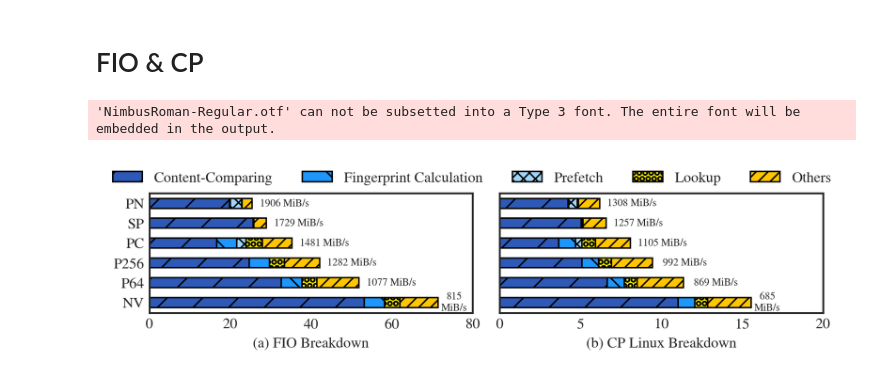
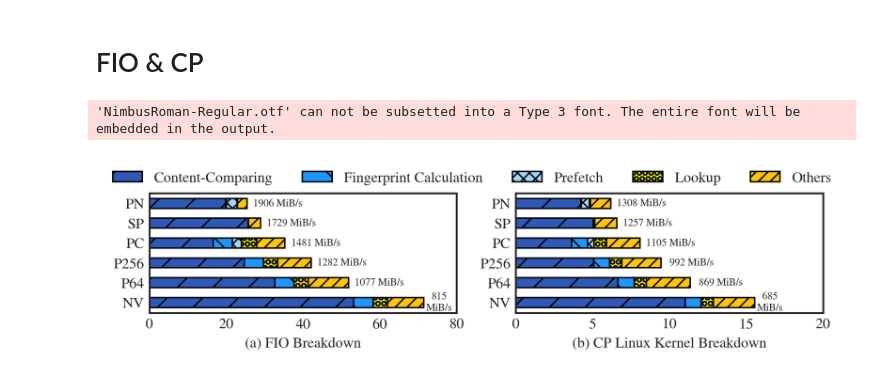
Before and after one commit to Light-Dedup/tests, a Jupyter notebook: FIG_CP_Prefetch/plot.ipynb, the cells around one changed output. Saved outputs shown, nothing was run; the diff lists cells and outputs as text; code cells hidden in the pictures.

```diff
--- a/FIG_CP_Prefetch/plot.ipynb
+++ b/FIG_CP_Prefetch/plot.ipynb
@@ -106,7 +106,7 @@ plt.savefig("./FIG-{0}-Thread(s)-Breakdown.pdf".format(num_job), bbox_inches='ti
 # %%
 matplotlib.rcParams['text.usetex'] = False
 style.use('seaborn-white')
-plt.rcParams["axes.grid"] = False
+plt.rcParams["axes.grid"] = True
 # plt.rcParams["axes.grid.axis"] = "y"
 # plt.rcParams["grid.linewidth"] = 0.8
 plt.rcParams["font.family"] = "Nimbus Roman"
@@ -124,7 +124,7 @@ times = ["second_cmp_lat(ns)", "second_fp_lat(ns)", "second_prefetch_lat(ns)", "
 # Reference: https://coolors.co/palettes/popular/6%20colors
 colors = ["#2e59b7", "#1e96fc", "#a2d6f9", "#fcf300", "#ffc600"]
 patterns = ['/', '\\', 'XXX', "OOO", "///", "\\\\\\"]
-titles = ["(a) FIO Breakdown", "(b) CP Linux Breakdown"]
+titles = ["(a) FIO Breakdown", "(b) CP Linux Kernel Breakdown"]
 scales = [4, 1]
 
 for fid, file in enumerate(files):
@@ -149,40 +149,39 @@ for fid, file in enumerate(files):
 
     x = list(range(1, len(fss) + 1))
     for fs_id, fs in enumerate(fss):
         left = 0
         pivot = x[fs_id]
         inner_left = 0
         inner_left_range = []
         start = False
         for idx, time in enumerate(times):
             width = df[(df['file_system'] == fs) & (df['num_job'] == num_job)][time].iloc[0] / 1000000000 # s
             plt.barh(y=pivot, width=width, color=colors[idx], edgecolor='black', left=left, height=bar_width, hatch=patterns[idx])
             left = left + width
             bandwidth = df[(df['file_system'] == fs) & (df['num_job'] == num_job)]['second_bandwidth(MiB/s)'].iloc[0]
 
             if idx == len(times) - 1:
                 if fs_id != 0:
                     plt.text(left + 2 * scales[fid], pivot, str(bandwidth) + " MiB/s", fontsize=7, va='center', ha='center')
                 else:
                     plt.text(left + 1 * scales[fid], pivot, str(bandwidth) + "\nMiB/s", fontsize=7, va='center', ha='center')
+    plt.yticks(x, labels=fss.map({
+        "Naive": "NV",
+        "Prefetch-Cmp-64": "P64",
+        "Prefetch-Cmp-256-64": "P256",
+        "Speculation": "SP",
+        "Prefetch-Current": "PC",
+        "Prefetch-Next": "PN"
+    }))
     if fid == 0:
-        plt.yticks(x, labels=fss.map({
-            "Naive": "NV",
-            "Prefetch-Cmp-64": "P64",
-            "Prefetch-Cmp-256-64": "P256",
-            "Speculation": "SP",
-            "Prefetch-Current": "PC",
-            "Prefetch-Next": "PN"
-        }))
         plt.xticks([0, 20, 40, 60, 80])
     else:
-        plt.yticks([])
         plt.xticks([0, 5, 10, 15, 20])
     plt.xlabel(titles[fid])
 
 fig.legend(legends, loc='upper center', ncol=5, bbox_to_anchor=(0.5, 1.1), frameon=False)
 plt.tight_layout()
 plt.savefig("./FIG-FIO-CP-Breakdown.pdf".format(num_job), bbox_inches='tight', pad_inches=0)
 # %% [output]
 'NimbusRoman-Regular.otf' can not be subsetted into a Type 3 font. The entire font will be embedded in the output.
-[figure, old version]
+[figure, new version]
```
Also changed, not shown: 3 other files.
